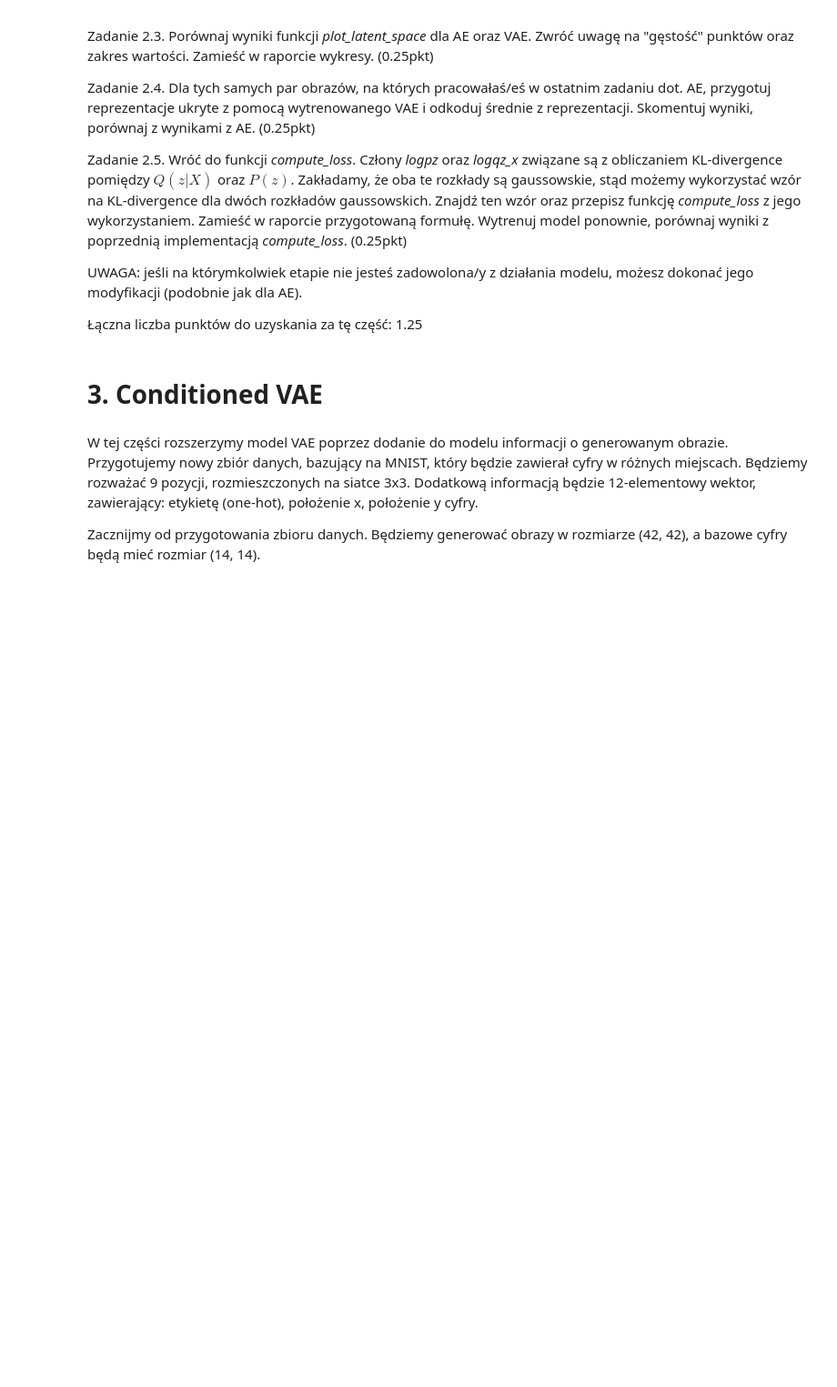
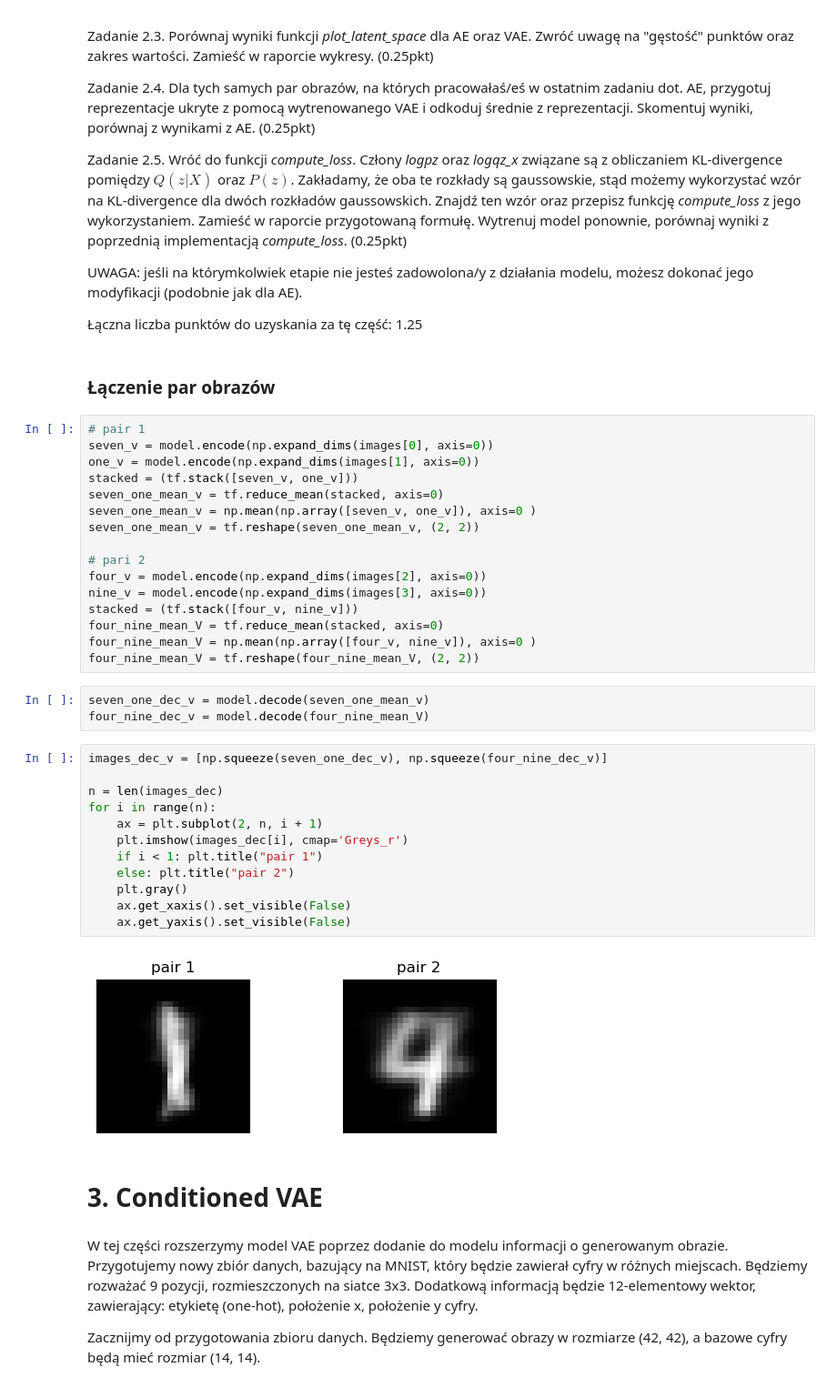
Before and after one commit to Mon4/UM, a Jupyter notebook: lab5/gnns_empty.ipynb, the cells around one changed output. Shown at 91% size. Cells and saved outputs as stored; diff of their text form; blank space fills up the shorter version.

```diff
--- a/lab5/gnns_empty.ipynb
+++ b/lab5/gnns_empty.ipynb
@@ -481,6 +563,41 @@ Zadanie 2.5. Wróć do funkcji _compute_loss_. Człony _logpz_ oraz _logqz\_x_ z
 UWAGA: jeśli na którymkolwiek etapie nie jesteś zadowolona/y z działania modelu, możesz dokonać jego modyfikacji (podobnie jak dla AE).
 
 Łączna liczba punktów do uzyskania za tę część: 1.25
+# %% [markdown]
+### Łączenie par obrazów
+# %%
+# pair 1
+seven_v = model.encode(np.expand_dims(images[0], axis=0))
+one_v = model.encode(np.expand_dims(images[1], axis=0))
+stacked = (tf.stack([seven_v, one_v]))
+seven_one_mean_v = tf.reduce_mean(stacked, axis=0)
+seven_one_mean_v = np.mean(np.array([seven_v, one_v]), axis=0 )
+seven_one_mean_v = tf.reshape(seven_one_mean_v, (2, 2))
+
+# pari 2
+four_v = model.encode(np.expand_dims(images[2], axis=0))
+nine_v = model.encode(np.expand_dims(images[3], axis=0))
+stacked = (tf.stack([four_v, nine_v]))
+four_nine_mean_V = tf.reduce_mean(stacked, axis=0)
+four_nine_mean_V = np.mean(np.array([four_v, nine_v]), axis=0 )
+four_nine_mean_V = tf.reshape(four_nine_mean_V, (2, 2))
+# %%
+seven_one_dec_v = model.decode(seven_one_mean_v)
+four_nine_dec_v = model.decode(four_nine_mean_V)
+# %%
+images_dec_v = [np.squeeze(seven_one_dec_v), np.squeeze(four_nine_dec_v)]
+
+n = len(images_dec)
+for i in range(n):
+    ax = plt.subplot(2, n, i + 1)
+    plt.imshow(images_dec[i], cmap='Greys_r')
+    if i < 1: plt.title("pair 1")
+    else: plt.title("pair 2")
+    plt.gray()
+    ax.get_xaxis().set_visible(False)
+    ax.get_yaxis().set_visible(False)
+# %% [output]
+[figure, added]
 # %% [markdown]
 # 3. Conditioned VAE
 # %% [markdown]
```
Also changed, not shown: parts of 28 cells of this notebook, 28 other files.
